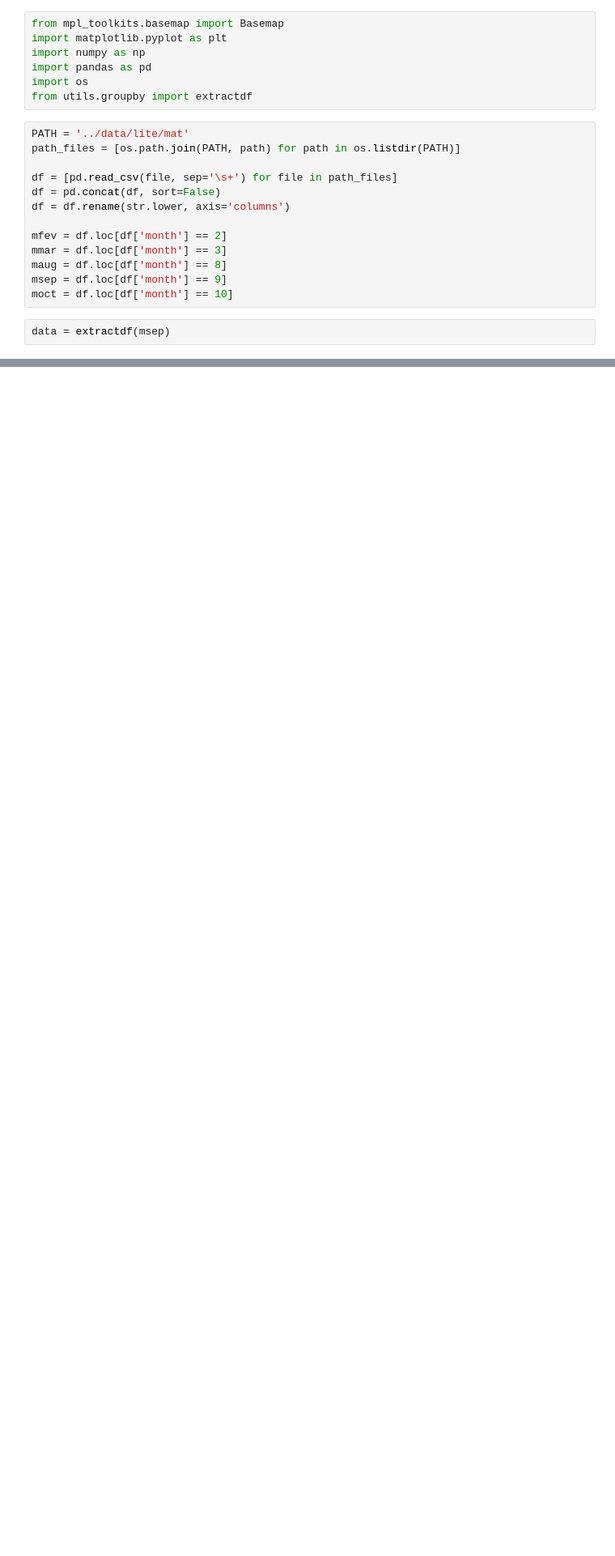
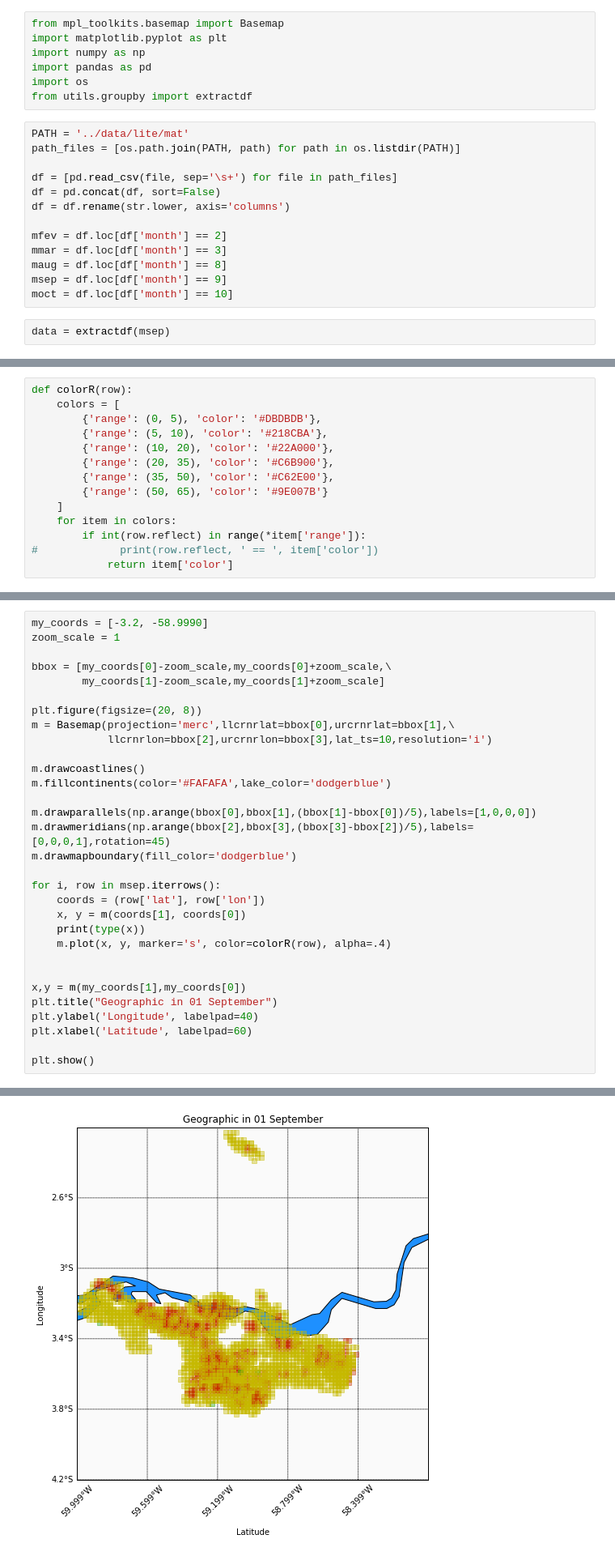
Before and after one commit to AdrianoPereira/project-cap394, a Jupyter notebook: src/Untitled.ipynb, the cells around one changed output, grey strips where cells are left out. Shown at 81% size. Cells and saved outputs as stored; diff of their text form; blank space fills up the shorter version.

```diff
--- a/src/Untitled.ipynb
+++ b/src/Untitled.ipynb
@@ -86,0 +115,14 @@ plt.show()
+# %%
+def colorR(row):
+    colors = [
+        {'range': (0, 5), 'color': '#DBDBDB'},
+        {'range': (5, 10), 'color': '#218CBA'},
+        {'range': (10, 20), 'color': '#22A000'},
+        {'range': (20, 35), 'color': '#C6B900'},
+        {'range': (35, 50), 'color': '#C62E00'},
+        {'range': (50, 65), 'color': '#9E007B'}
+    ]
+    for item in colors:
+        if int(row.reflect) in range(*item['range']):
+#             print(row.reflect, ' == ', item['color'])
+            return item['color']
@@ -86,0 +171,32 @@ plt.show()
+# %%
+my_coords = [-3.2, -58.9990]
+zoom_scale = 1
+
+bbox = [my_coords[0]-zoom_scale,my_coords[0]+zoom_scale,\
+        my_coords[1]-zoom_scale,my_coords[1]+zoom_scale]
+
+plt.figure(figsize=(20, 8))
+m = Basemap(projection='merc',llcrnrlat=bbox[0],urcrnrlat=bbox[1],\
+            llcrnrlon=bbox[2],urcrnrlon=bbox[3],lat_ts=10,resolution='i')
+
+m.drawcoastlines()
+m.fillcontinents(color='#FAFAFA',lake_color='dodgerblue')
+
+m.drawparallels(np.arange(bbox[0],bbox[1],(bbox[1]-bbox[0])/5),labels=[1,0,0,0])
+m.drawmeridians(np.arange(bbox[2],bbox[3],(bbox[3]-bbox[2])/5),labels=[0,0,0,1],rotation=45)
+m.drawmapboundary(fill_color='dodgerblue')
+
+for i, row in msep.iterrows():
+    coords = (row['lat'], row['lon'])
+    x, y = m(coords[1], coords[0])
+    print(type(x))
+    m.plot(x, y, marker='s', color=colorR(row), alpha=.4)
+
+
+x,y = m(my_coords[1],my_coords[0])
+plt.title("Geographic in 01 September")
+plt.ylabel('Longitude', labelpad=40)
+plt.xlabel('Latitude', labelpad=60)
+
+plt.show()
+# %% [output]
@@ -86,0 +220 @@ plt.show()
+[figure, added]
```
Also changed, not shown: parts of 7 cells of this notebook, 8 other files.
